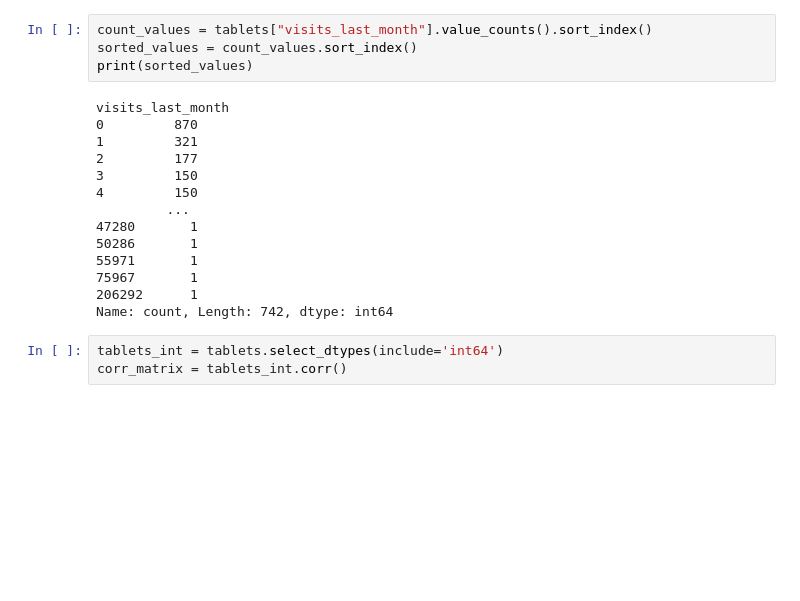
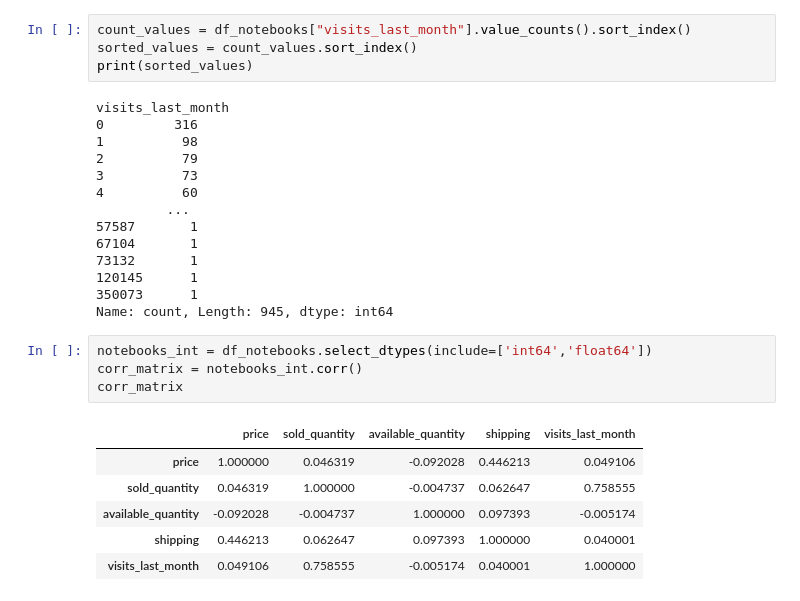
Before and after one commit to CristopherQuintana/ProyectoML, a Jupyter notebook: Data API.ipynb, the cells around one changed output. Saved outputs shown, nothing was run; the diff lists cells and outputs as text; blank space fills up the shorter version.

```diff
--- a/Data API.ipynb
+++ b/Data API.ipynb
@@ -301,24 +373,32 @@ print(date.today().isoformat())
 # %%
-count_values = tablets["visits_last_month"].value_counts().sort_index()
+count_values = df_notebooks["visits_last_month"].value_counts().sort_index()
 sorted_values = count_values.sort_index()
 print(sorted_values)
 # %% [output]
 visits_last_month
-0         870
-1         321
-2         177
-3         150
-4         150
+0         316
+1          98
+2          79
+3          73
+4          60
          ...
-47280       1
-50286       1
-55971       1
-75967       1
-206292      1
-Name: count, Length: 742, dtype: int64
+57587       1
+67104       1
+73132       1
+120145      1
+350073      1
+Name: count, Length: 945, dtype: int64
 # %%
-tablets_int = tablets.select_dtypes(include='int64')
-corr_matrix = tablets_int.corr()
+notebooks_int = df_notebooks.select_dtypes(include=['int64','float64'])
+corr_matrix = notebooks_int.corr()
+corr_matrix
+# %% [output]
+|  | price | sold_quantity | available_quantity | shipping | visits_last_month |
+| price | 1.000000 | 0.046319 | -0.092028 | 0.446213 | 0.049106 |
+| sold_quantity | 0.046319 | 1.000000 | -0.004737 | 0.062647 | 0.758555 |
+| available_quantity | -0.092028 | -0.004737 | 1.000000 | 0.097393 | -0.005174 |
+| shipping | 0.446213 | 0.062647 | 0.097393 | 1.000000 | 0.040001 |
+| visits_last_month | 0.049106 | 0.758555 | -0.005174 | 0.040001 | 1.000000 |
 # %%
 corr_matrix["visits_last_month"].sort_values(ascending=False)
 # %% [output]
```
Also changed, not shown: parts of 22 cells of this notebook, 4 other files.
